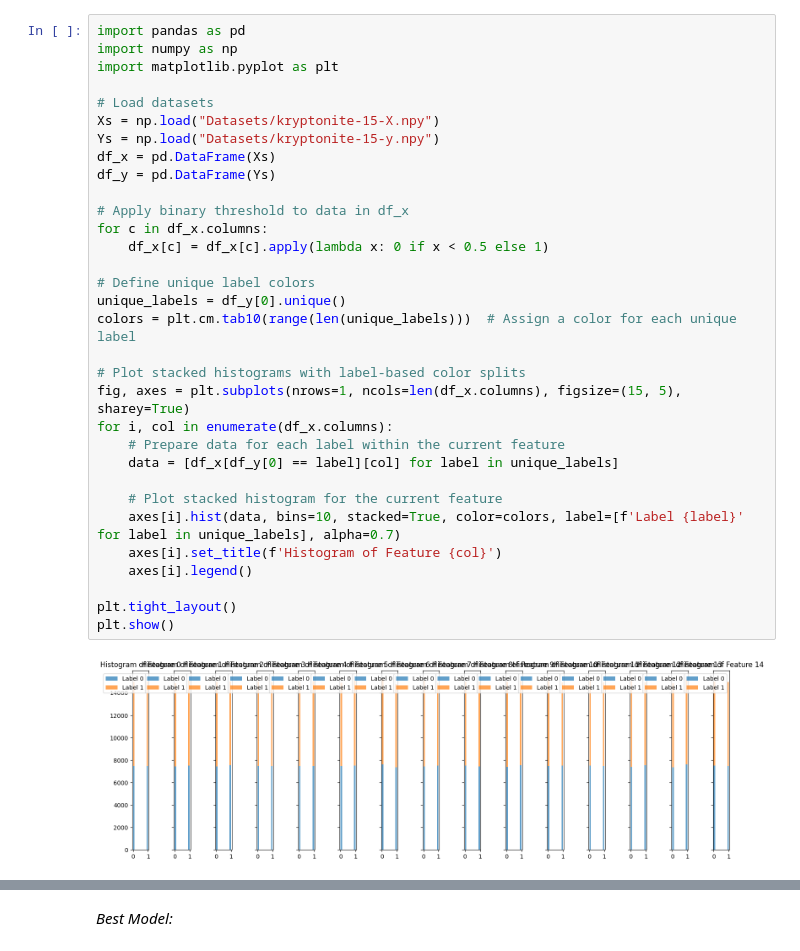
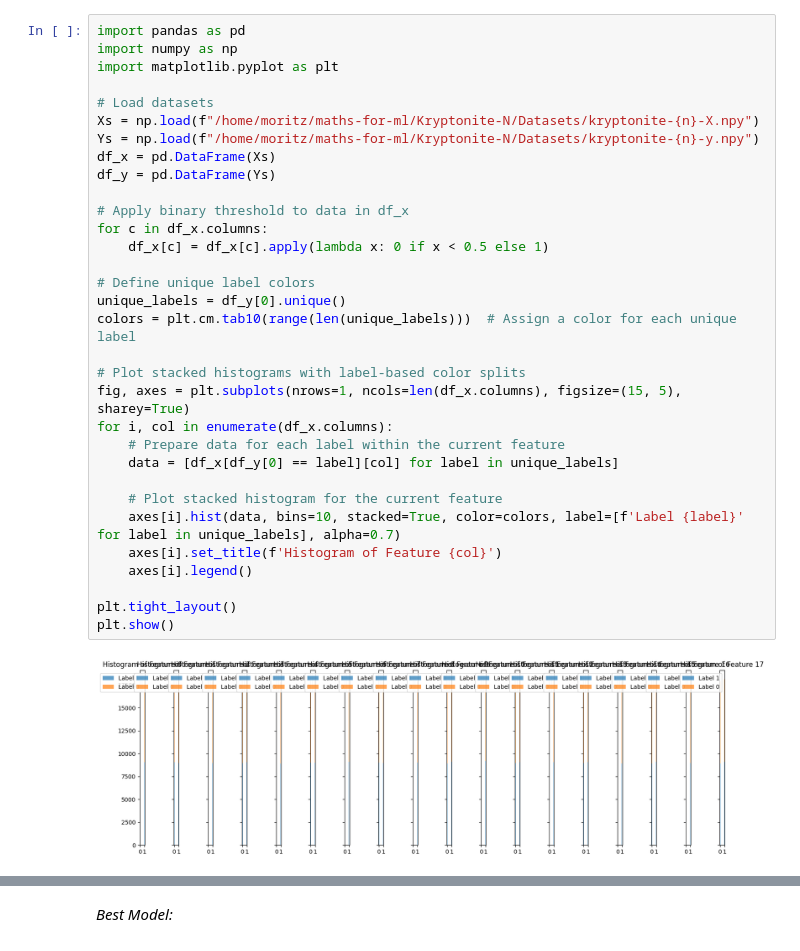
Before and after one commit to SunilCotterill/Kryptonite-N, a Jupyter notebook: moritz.ipynb, the cells around one changed output, grey strips where cells are left out. Cells and saved outputs as stored; diff of their text form.

```diff
--- a/moritz.ipynb
+++ b/moritz.ipynb
@@ -2,36 +2,36 @@
 import pandas as pd
 import numpy as np
 import matplotlib.pyplot as plt
 
 # Load datasets
-Xs = np.load("Datasets/kryptonite-15-X.npy")
-Ys = np.load("Datasets/kryptonite-15-y.npy")
+Xs = np.load(f"/home/moritz/maths-for-ml/Kryptonite-N/Datasets/kryptonite-{n}-X.npy")
+Ys = np.load(f"/home/moritz/maths-for-ml/Kryptonite-N/Datasets/kryptonite-{n}-y.npy")
 df_x = pd.DataFrame(Xs)
 df_y = pd.DataFrame(Ys)
 
 # Apply binary threshold to data in df_x
 for c in df_x.columns:
     df_x[c] = df_x[c].apply(lambda x: 0 if x < 0.5 else 1)
 
 # Define unique label colors
 unique_labels = df_y[0].unique()
 colors = plt.cm.tab10(range(len(unique_labels)))  # Assign a color for each unique label
 
 # Plot stacked histograms with label-based color splits
 fig, axes = plt.subplots(nrows=1, ncols=len(df_x.columns), figsize=(15, 5), sharey=True)
 for i, col in enumerate(df_x.columns):
     # Prepare data for each label within the current feature
     data = [df_x[df_y[0] == label][col] for label in unique_labels]
 
     # Plot stacked histogram for the current feature
     axes[i].hist(data, bins=10, stacked=True, color=colors, label=[f'Label {label}' for label in unique_labels], alpha=0.7)
     axes[i].set_title(f'Histogram of Feature {col}')
     axes[i].legend()
 
 plt.tight_layout()
 plt.show()
 # %% [output]
-[figure, old version]
+[figure, new version]
 # %%
 import pandas as pd
 import numpy as np
```
Also changed, not shown: parts of 14 cells of this notebook.
